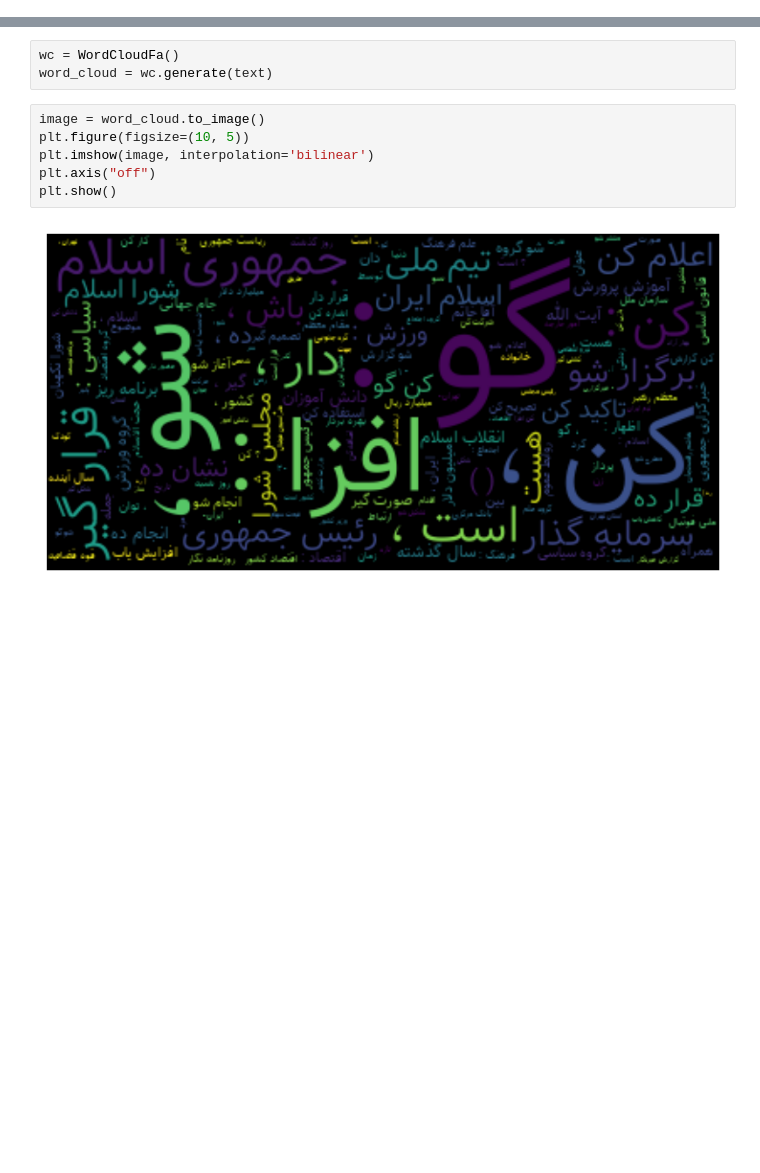
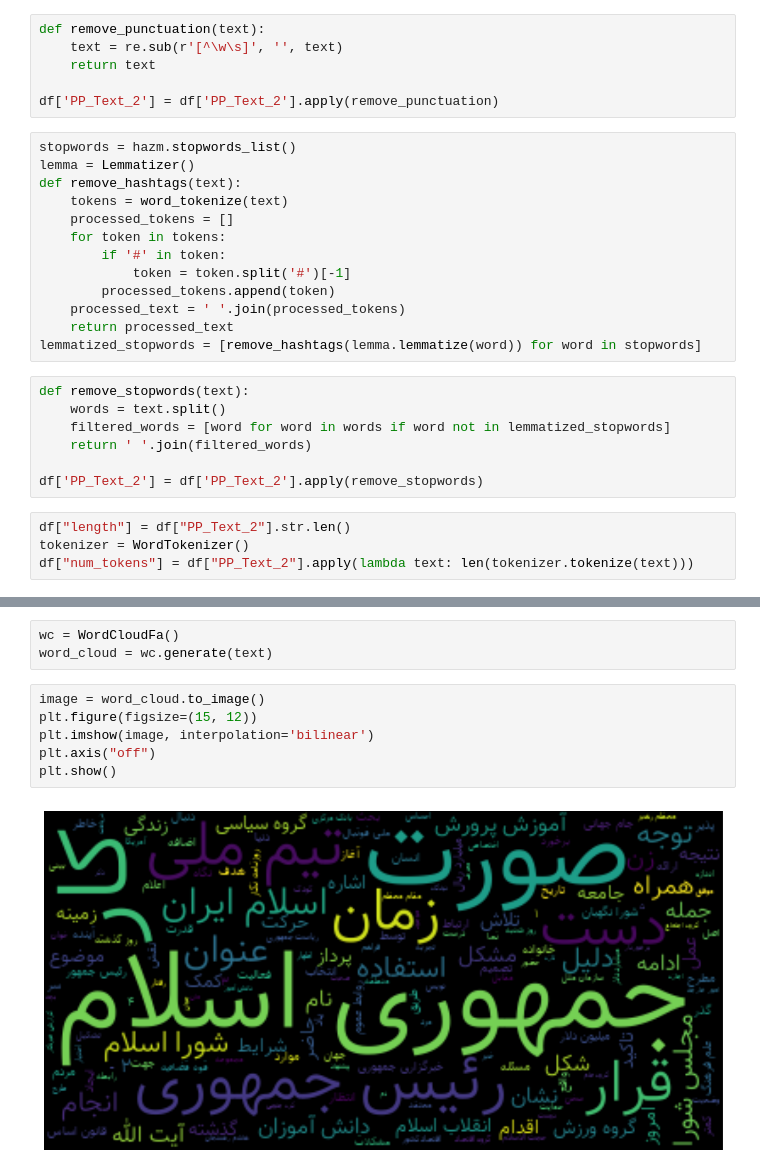
Before and after one commit to mostafamhmdi/Hamshahri-News-Classification, a Jupyter notebook: Preprocess.ipynb, the cells around one changed output, grey strips where cells are left out. Cells and saved outputs as stored; diff of their text form; blank space fills up the shorter version.

```diff
--- a/Preprocess.ipynb
+++ b/Preprocess.ipynb
@@ -336,0 +326,30 @@ df=pd.read_csv('train_edited.csv')
+# %%
+def remove_punctuation(text):
+    text = re.sub(r'[^\w\s]', '', text)
+    return text
+
+df['PP_Text_2'] = df['PP_Text_2'].apply(remove_punctuation)
+# %%
+stopwords = hazm.stopwords_list()
+lemma = Lemmatizer()
+def remove_hashtags(text):
+    tokens = word_tokenize(text)
+    processed_tokens = []
+    for token in tokens:
+        if '#' in token:
+            token = token.split('#')[-1]
+        processed_tokens.append(token)
+    processed_text = ' '.join(processed_tokens)
+    return processed_text
+lemmatized_stopwords = [remove_hashtags(lemma.lemmatize(word)) for word in stopwords]
+# %%
+def remove_stopwords(text):
+    words = text.split()
+    filtered_words = [word for word in words if word not in lemmatized_stopwords]
+    return ' '.join(filtered_words)
+
+df['PP_Text_2'] = df['PP_Text_2'].apply(remove_stopwords)
+# %%
+df["length"] = df["PP_Text_2"].str.len()
+tokenizer = WordTokenizer()
+df["num_tokens"] = df["PP_Text_2"].apply(lambda text: len(tokenizer.tokenize(text)))
@@ -341,9 +371,9 @@ wc = WordCloudFa()
 word_cloud = wc.generate(text)
 # %%
 image = word_cloud.to_image()
-plt.figure(figsize=(10, 5))
+plt.figure(figsize=(15, 12))
 plt.imshow(image, interpolation='bilinear')
 plt.axis("off")
 plt.show()
 # %% [output]
-[figure, old version]
+[figure, new version]
```
Also changed, not shown: parts of 12 cells of this notebook.
